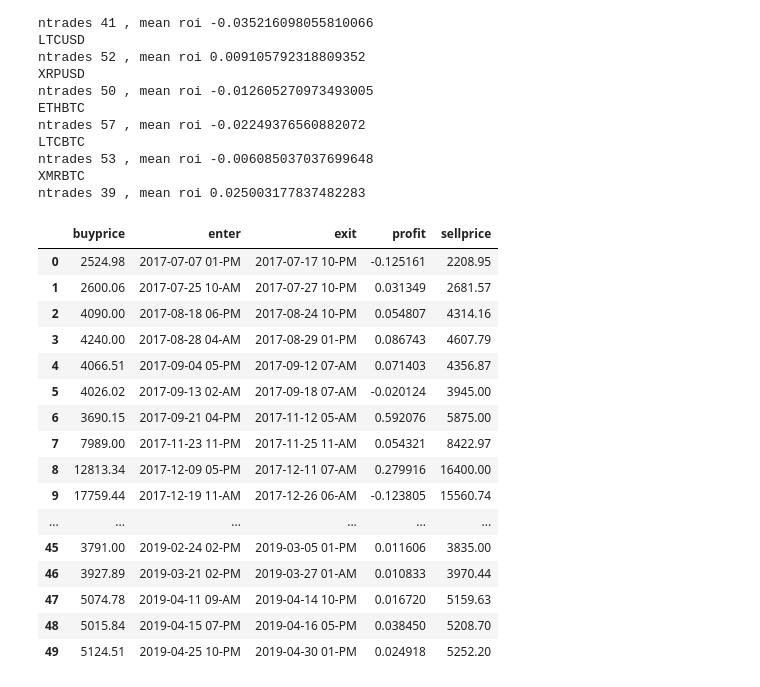
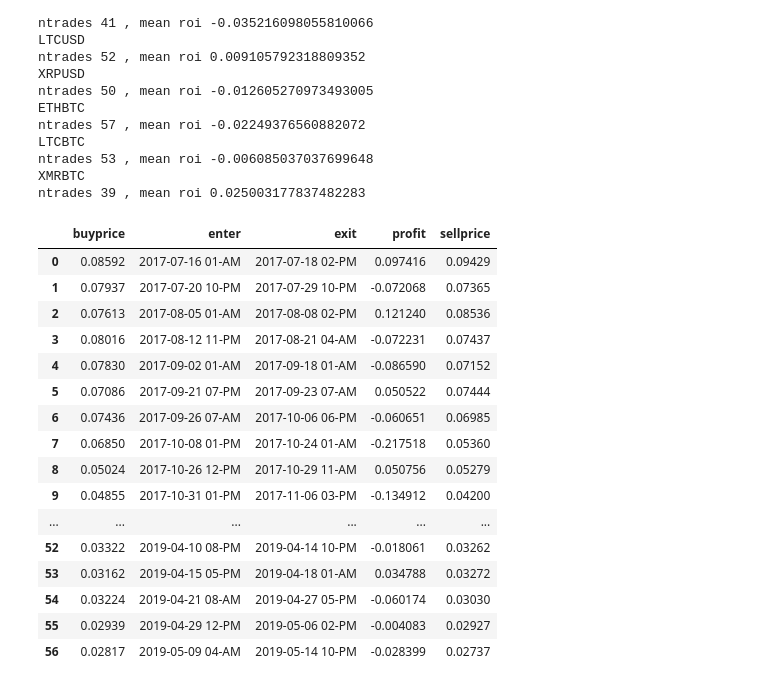
Before and after one commit to eugenioclrc/crypto-trading, a Jupyter notebook: RSI.ipynb, the cells around one changed output. Cells and saved outputs as stored; diff of their text form; code cells hidden in the pictures.

```diff
--- a/RSI.ipynb
+++ b/RSI.ipynb
@@ -97,22 +97,22 @@ ntrades 53 , mean roi -0.006085037037699648
 XMRBTC
 ntrades 39 , mean roi 0.025003177837482283
 # %%
-results["BTCUSD"]["positions"]
+results["ETHBTC"]["positions"]
 # %% [output]
 |  | buyprice | enter | exit | profit | sellprice |
-| 0 | 2524.98 | 2017-07-07 01-PM | 2017-07-17 10-PM | -0.125161 | 2208.95 |
-| 1 | 2600.06 | 2017-07-25 10-AM | 2017-07-27 10-PM | 0.031349 | 2681.57 |
-| 2 | 4090.00 | 2017-08-18 06-PM | 2017-08-24 10-PM | 0.054807 | 4314.16 |
-| 3 | 4240.00 | 2017-08-28 04-AM | 2017-08-29 01-PM | 0.086743 | 4607.79 |
-| 4 | 4066.51 | 2017-09-04 05-PM | 2017-09-12 07-AM | 0.071403 | 4356.87 |
-| 5 | 4026.02 | 2017-09-13 02-AM | 2017-09-18 07-AM | -0.020124 | 3945.00 |
-| 6 | 3690.15 | 2017-09-21 04-PM | 2017-11-12 05-AM | 0.592076 | 5875.00 |
-| 7 | 7989.00 | 2017-11-23 11-PM | 2017-11-25 11-AM | 0.054321 | 8422.97 |
-| 8 | 12813.34 | 2017-12-09 05-PM | 2017-12-11 07-AM | 0.279916 | 16400.00 |
-| 9 | 17759.44 | 2017-12-19 11-AM | 2017-12-26 06-AM | -0.123805 | 15560.74 |
+| 0 | 0.08592 | 2017-07-16 01-AM | 2017-07-18 02-PM | 0.097416 | 0.09429 |
+| 1 | 0.07937 | 2017-07-20 10-PM | 2017-07-29 10-PM | -0.072068 | 0.07365 |
+| 2 | 0.07613 | 2017-08-05 01-AM | 2017-08-08 02-PM | 0.121240 | 0.08536 |
+| 3 | 0.08016 | 2017-08-12 11-PM | 2017-08-21 04-AM | -0.072231 | 0.07437 |
+| 4 | 0.07830 | 2017-09-02 01-AM | 2017-09-18 01-AM | -0.086590 | 0.07152 |
+| 5 | 0.07086 | 2017-09-21 07-PM | 2017-09-23 07-AM | 0.050522 | 0.07444 |
+| 6 | 0.07436 | 2017-09-26 07-AM | 2017-10-06 06-PM | -0.060651 | 0.06985 |
+| 7 | 0.06850 | 2017-10-08 01-PM | 2017-10-24 01-AM | -0.217518 | 0.05360 |
+| 8 | 0.05024 | 2017-10-26 12-PM | 2017-10-29 11-AM | 0.050756 | 0.05279 |
+| 9 | 0.04855 | 2017-10-31 01-PM | 2017-11-06 03-PM | -0.134912 | 0.04200 |
 | ... | ... | ... | ... | ... | ... |
-| 45 | 3791.00 | 2019-02-24 02-PM | 2019-03-05 01-PM | 0.011606 | 3835.00 |
-| 46 | 3927.89 | 2019-03-21 02-PM | 2019-03-27 01-AM | 0.010833 | 3970.44 |
-| 47 | 5074.78 | 2019-04-11 09-AM | 2019-04-14 10-PM | 0.016720 | 5159.63 |
-| 48 | 5015.84 | 2019-04-15 07-PM | 2019-04-16 05-PM | 0.038450 | 5208.70 |
-| 49 | 5124.51 | 2019-04-25 10-PM | 2019-04-30 01-PM | 0.024918 | 5252.20 |
+| 52 | 0.03322 | 2019-04-10 08-PM | 2019-04-14 10-PM | -0.018061 | 0.03262 |
+| 53 | 0.03162 | 2019-04-15 05-PM | 2019-04-18 01-AM | 0.034788 | 0.03272 |
+| 54 | 0.03224 | 2019-04-21 08-AM | 2019-04-27 05-PM | -0.060174 | 0.03030 |
+| 55 | 0.02939 | 2019-04-29 12-PM | 2019-05-06 02-PM | -0.004083 | 0.02927 |
+| 56 | 0.02817 | 2019-05-09 04-AM | 2019-05-14 10-PM | -0.028399 | 0.02737 |
```
Also changed, not shown: parts of 1 cell of this notebook.
